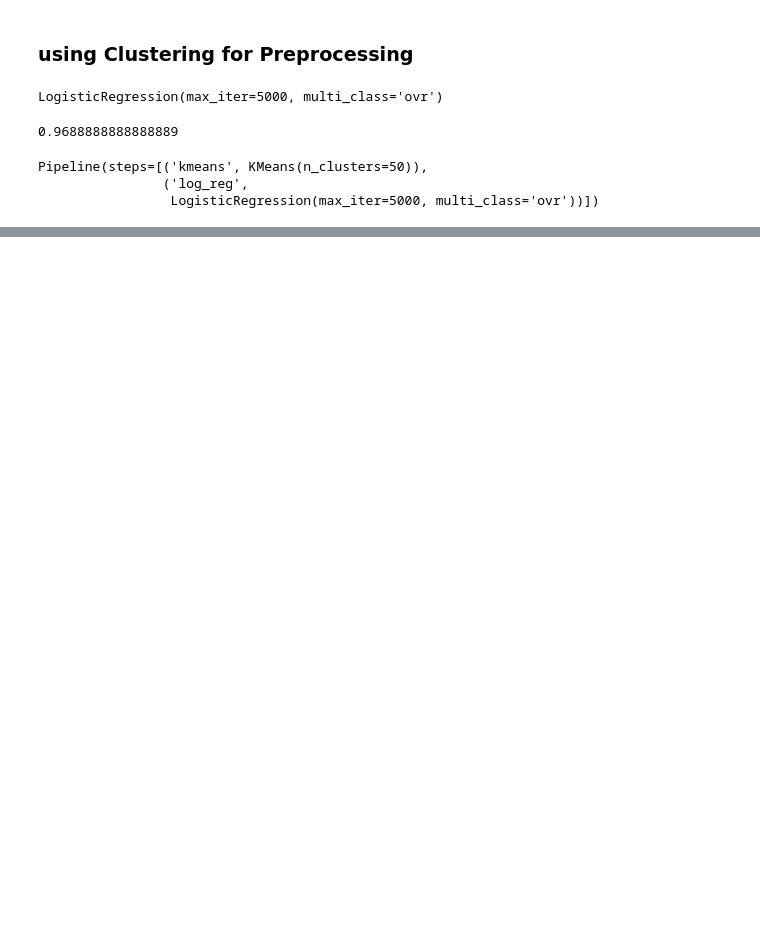
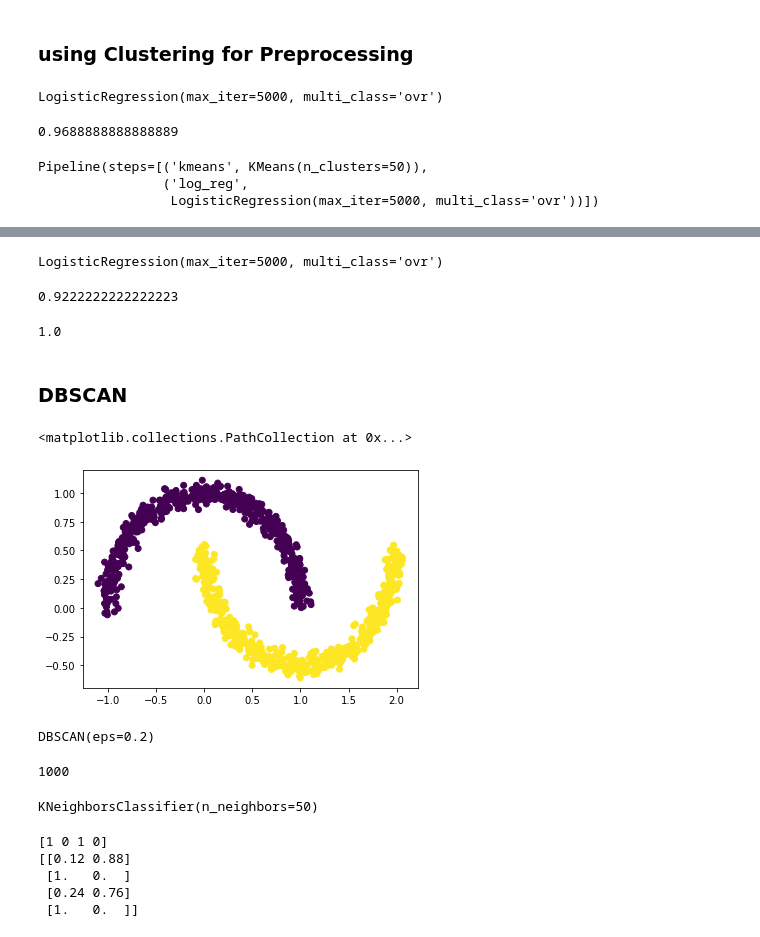
Before and after one commit to amiralimi/Hands-on-ML, a Jupyter notebook: Chapter9/unsupervised_learning.ipynb, the cells around one changed output, grey strips where cells are left out. Cells and saved outputs as stored; diff of their text form; code cells hidden in the pictures; blank space fills up the shorter version.

```diff
--- a/Chapter9/unsupervised_learning.ipynb
+++ b/Chapter9/unsupervised_learning.ipynb
@@ -157,0 +230,46 @@ print(grid_clf.score(X_test, y_test))
+# %%
+log_reg = LogisticRegression(multi_class="ovr", solver="lbfgs", max_iter=5000)
+log_reg.fit(X_train_partially_propagated, y_train_partially_propagated)
+# %% [output]
+LogisticRegression(max_iter=5000, multi_class='ovr')
+# %%
+log_reg.score(X_test, y_test)
+# %% [output]
+0.9222222222222223
+# %%
+np.mean(y_train_partially_propagated == y_train[partially_propagated])
+# %% [output]
+1.0
+# %% [markdown]
+### DBSCAN
+# %%
+X, y = make_moons(n_samples=1000, noise=0.05)
+# %%
+plt.scatter(X[:, 0], X[:, 1], c=y)
+# %% [output]
+<matplotlib.collections.PathCollection at 0x...>
+[figure, added]
+# %%
+dbscan = DBSCAN(eps=0.2, min_samples=5)
+dbscan.fit(X)
+# %% [output]
+DBSCAN(eps=0.2)
+# %%
+len(dbscan.core_sample_indices_)
+# %% [output]
+1000
+# %%
+knn = KNeighborsClassifier(n_neighbors=50)
+knn.fit(dbscan.components_, dbscan.labels_[dbscan.core_sample_indices_])
+# %% [output]
+KNeighborsClassifier(n_neighbors=50)
+# %%
+X_new = np.array([[-0.5, 0], [0, 0.5], [1, -0.1], [2, 1]])
+print(knn.predict(X_new))
+print(knn.predict_proba(X_new))
+# %% [output]
+[1 0 1 0]
+[[0.12 0.88]
+ [1.   0.  ]
+ [0.24 0.76]
+ [1.   0.  ]]
```
Also changed, not shown: parts of 22 cells of this notebook, 1 other file.
